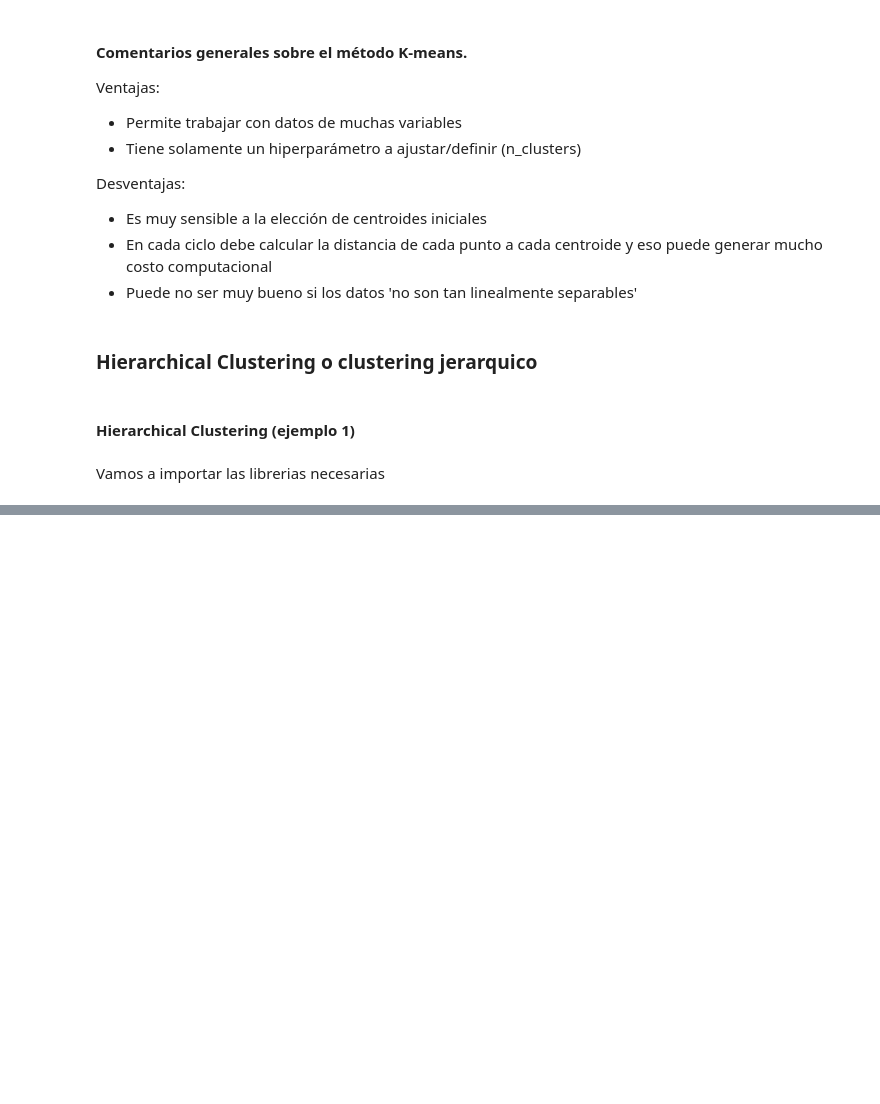
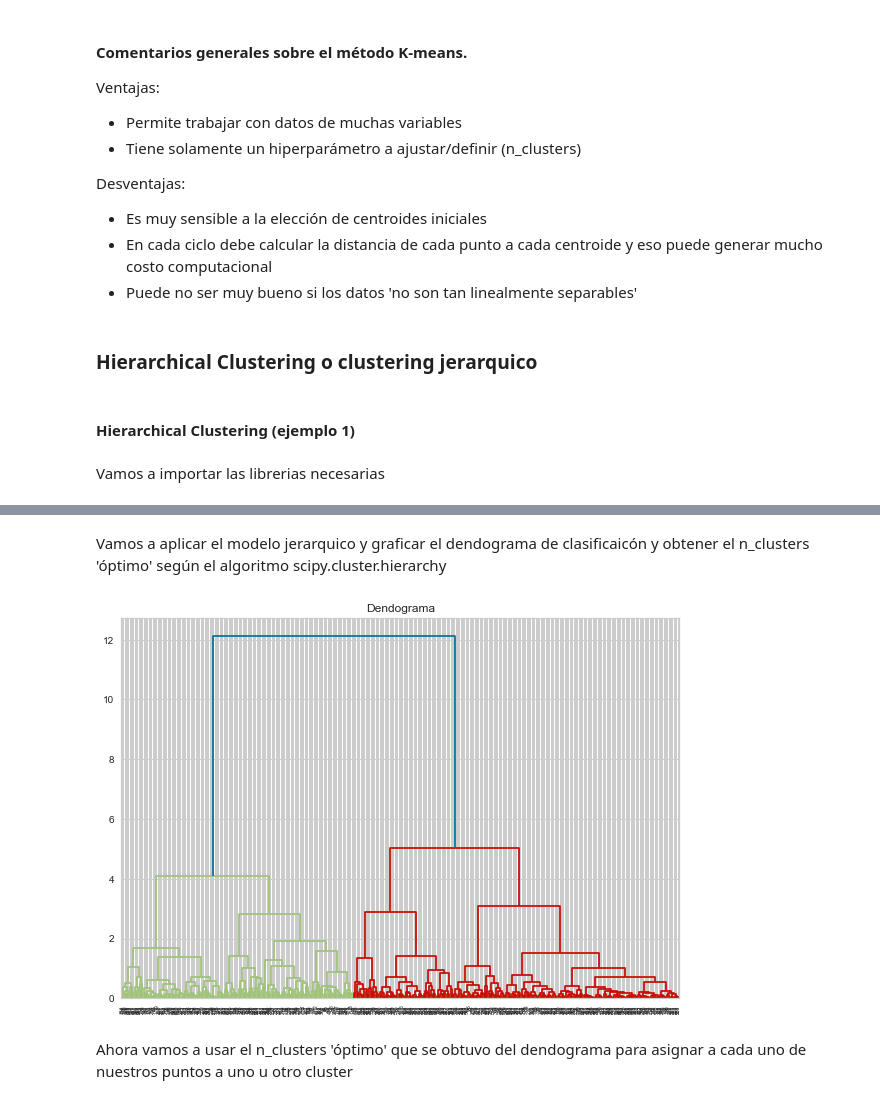
Before and after one commit to Sergio-Ibarra-1795/Diplomado_UNAM_DC_Full_gitHub, a Jupyter notebook: Modulo7_Aprendizaje_NO_supervisado/Moduo7_Ejercicio1.ipynb, the cells around one changed output, grey strips where cells are left out. Cells and saved outputs as stored; diff of their text form; code cells hidden in the pictures; blank space fills up the shorter version.

Commit message:
Creando documento de Modulo7 Ejercicio1 (K-means, cluster jerarquico y GMM models)

```diff
--- a/Modulo7_Aprendizaje_NO_supervisado/Moduo7_Ejercicio1.ipynb
+++ b/Modulo7_Aprendizaje_NO_supervisado/Moduo7_Ejercicio1.ipynb
@@ -285,0 +292,4 @@ Vamos a importar las librerias necesarias
+# %%
+url_jerarquico = 'https://bit.ly/2COHM14'
+data_jerarquico = pd.read_csv(url_jerarquico)
+data_jerarquico.head(4)
@@ -285,0 +304,5 @@ Vamos a importar las librerias necesarias
+# %%
+from numpy.linalg import norm
+from sklearn.preprocessing import normalize
+data_jerarquico_scaled = normalize(data_jerarquico)
+data_jerarquico_scaled
@@ -285,0 +325,4 @@ Vamos a importar las librerias necesarias
+# %%
+data_jerarquico_scaled = pd.DataFrame(data_jerarquico_scaled, columns=data_jerarquico.columns)
+
+data_jerarquico_scaled.head(4)
@@ -285,0 +335,11 @@ Vamos a importar las librerias necesarias
+# %% [markdown]
+Vamos a aplicar el modelo jerarquico y graficar el dendograma de clasificaicón y obtener el n_clusters 'óptimo' según el algoritmo scipy.cluster.hierarchy
+# %%
+import scipy.cluster.hierarchy as sch
+plt.figure(figsize=(10,7))
+plt.title('Dendograma')
+dendograma_jerarquico_ejemplo1 = sch.dendrogram(sch.linkage(data_jerarquico_scaled,method='ward'))
+# %% [output]
+[figure, added]
+# %% [markdown]
+Ahora vamos a usar el n_clusters 'óptimo' que se obtuvo del dendograma para asignar a cada uno de nuestros puntos a uno u otro cluster
```
Also changed, not shown: parts of 22 cells of this notebook, 1 other file.
